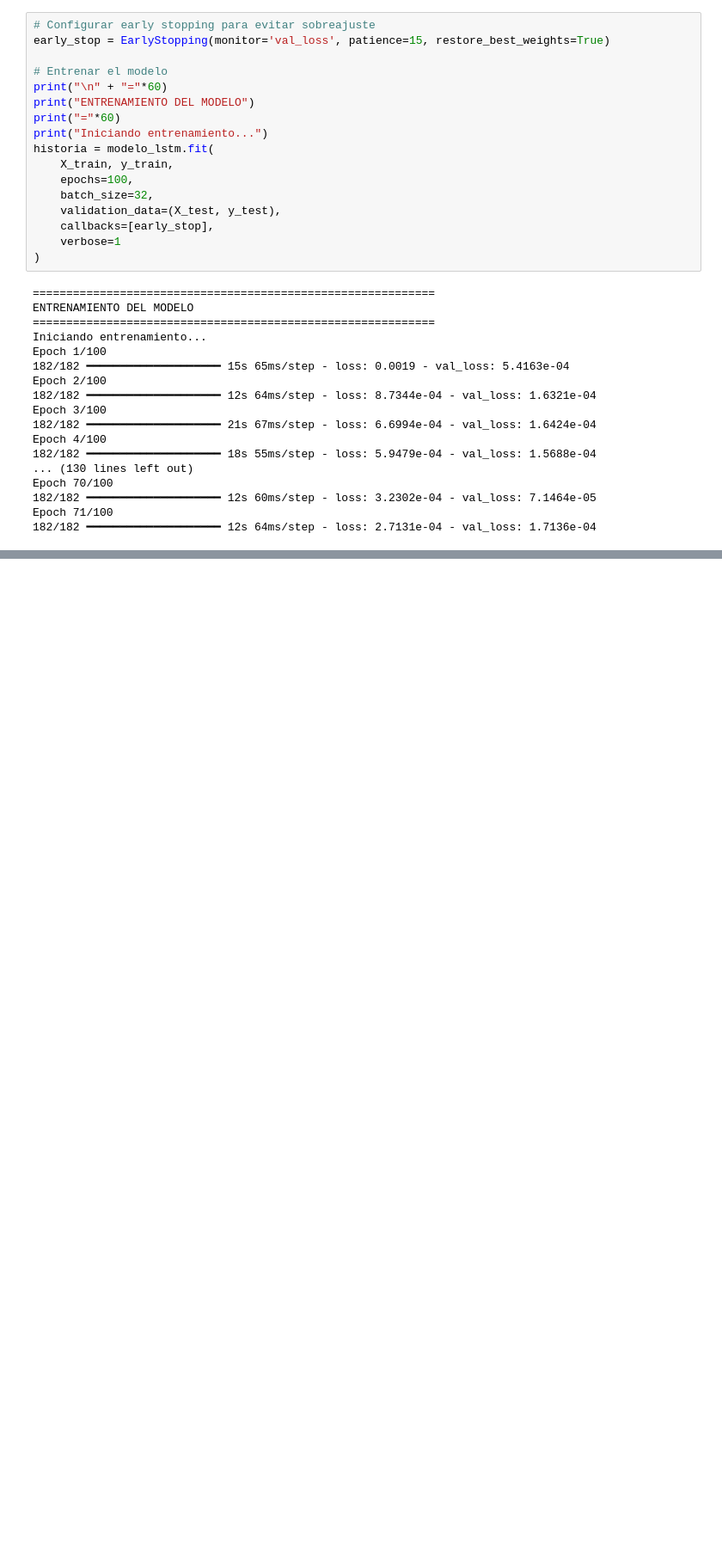
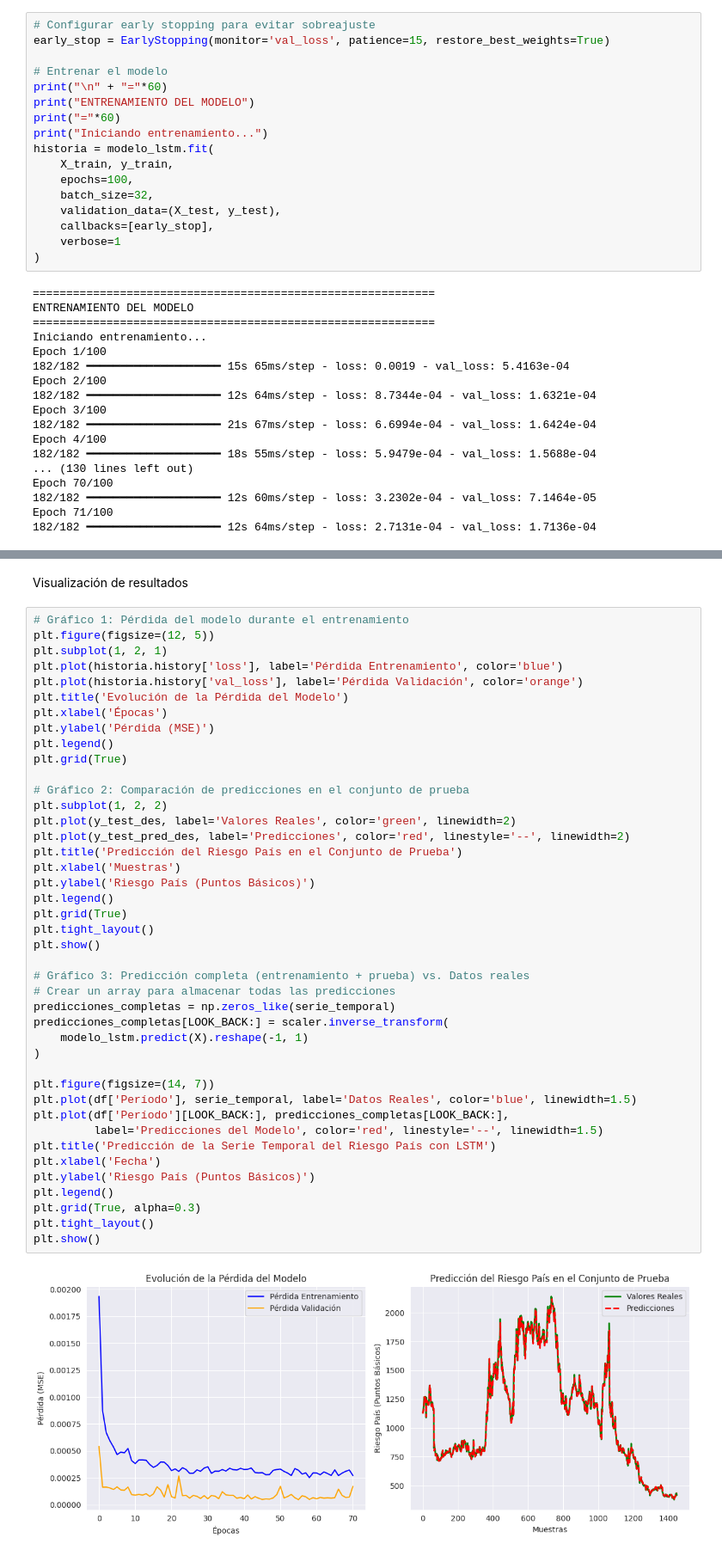
Before and after one commit to Engenner/Angel-Quiguiri, a Jupyter notebook: Untitled0.ipynb, the cells around one changed output, grey strips where cells are left out. Shown at 86% size. Cells and saved outputs as stored; diff of their text form; blank space fills up the shorter version.

```diff
--- a/Untitled0.ipynb
+++ b/Untitled0.ipynb
@@ -243,0 +299,46 @@ Epoch 71/100
+# %% [markdown]
+Visualización de resultados
+# %%
+# Gráfico 1: Pérdida del modelo durante el entrenamiento
+plt.figure(figsize=(12, 5))
+plt.subplot(1, 2, 1)
+plt.plot(historia.history['loss'], label='Pérdida Entrenamiento', color='blue')
+plt.plot(historia.history['val_loss'], label='Pérdida Validación', color='orange')
+plt.title('Evolución de la Pérdida del Modelo')
+plt.xlabel('Épocas')
+plt.ylabel('Pérdida (MSE)')
+plt.legend()
+plt.grid(True)
+
+# Gráfico 2: Comparación de predicciones en el conjunto de prueba
+plt.subplot(1, 2, 2)
+plt.plot(y_test_des, label='Valores Reales', color='green', linewidth=2)
+plt.plot(y_test_pred_des, label='Predicciones', color='red', linestyle='--', linewidth=2)
+plt.title('Predicción del Riesgo País en el Conjunto de Prueba')
+plt.xlabel('Muestras')
+plt.ylabel('Riesgo País (Puntos Básicos)')
+plt.legend()
+plt.grid(True)
+plt.tight_layout()
+plt.show()
+
+# Gráfico 3: Predicción completa (entrenamiento + prueba) vs. Datos reales
+# Crear un array para almacenar todas las predicciones
+predicciones_completas = np.zeros_like(serie_temporal)
+predicciones_completas[LOOK_BACK:] = scaler.inverse_transform(
+    modelo_lstm.predict(X).reshape(-1, 1)
+)
+
+plt.figure(figsize=(14, 7))
+plt.plot(df['Período'], serie_temporal, label='Datos Reales', color='blue', linewidth=1.5)
+plt.plot(df['Período'][LOOK_BACK:], predicciones_completas[LOOK_BACK:],
+         label='Predicciones del Modelo', color='red', linestyle='--', linewidth=1.5)
+plt.title('Predicción de la Serie Temporal del Riesgo País con LSTM')
+plt.xlabel('Fecha')
+plt.ylabel('Riesgo País (Puntos Básicos)')
+plt.legend()
+plt.grid(True, alpha=0.3)
+plt.tight_layout()
+plt.show()
+# %% [output]
+[figure, added]
```
Also changed, not shown: parts of 5 cells of this notebook.
